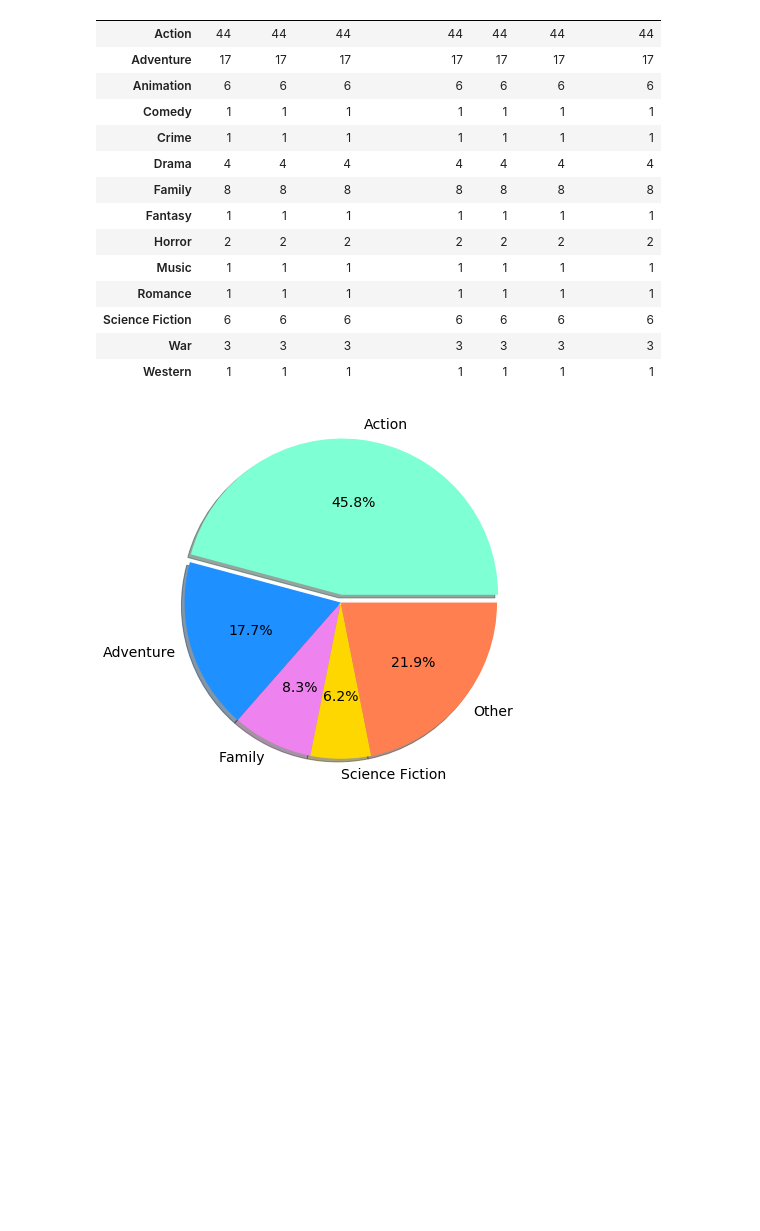
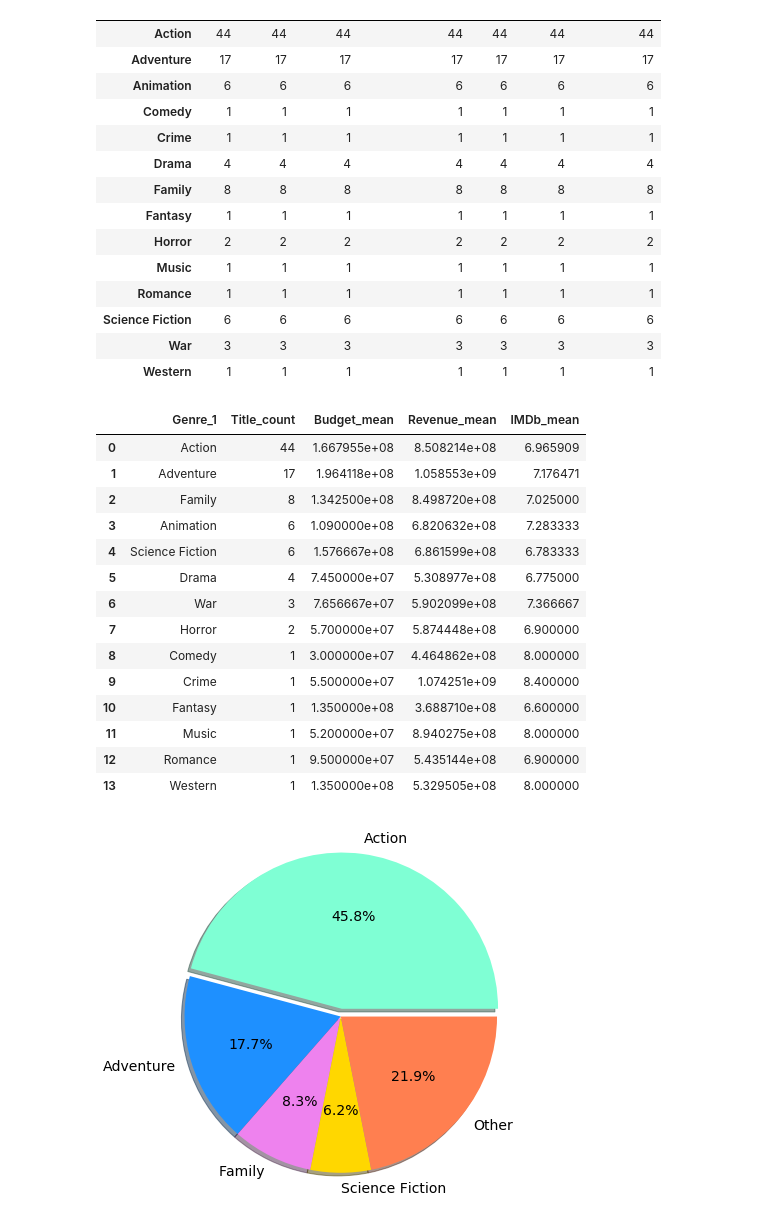
Before and after one commit to Danacw/Movie-Database-API, a Jupyter notebook: RevenueRatings_vs_Genre.ipynb, the cells around one changed output. Drawn from its saved outputs; the diff is of its cells as text; code cells hidden in the pictures; blank space fills up the shorter version.

```diff
--- a/RevenueRatings_vs_Genre.ipynb
+++ b/RevenueRatings_vs_Genre.ipynb
@@ -123,6 +128,30 @@ genre_df.head(30)
 | Science Fiction | 6 | 6 | 6 | 6 | 6 | 6 | 6 |
 | War | 3 | 3 | 3 | 3 | 3 | 3 | 3 |
 | Western | 1 | 1 | 1 | 1 | 1 | 1 | 1 |
+# %%
+genre_analysis=clean_df.groupby(["Genre_1"])\
+    .agg({"Title":"size", "Budget":"mean", "Revenue":"mean", "IMDb":"mean"})\
+    .rename(columns={"Title":"Title_count","Budget":"Budget_mean","Revenue":"Revenue_mean","IMDb":"IMDb_mean"})\
+    .sort_values(by="Title_count", ascending=False)\
+    .reset_index()
+
+genre_analysis.head(15)
+# %% [output]
+|  | Genre_1 | Title_count | Budget_mean | Revenue_mean | IMDb_mean |
+| 0 | Action | 44 | 1.667955e+08 | 8.508214e+08 | 6.965909 |
+| 1 | Adventure | 17 | 1.964118e+08 | 1.058553e+09 | 7.176471 |
+| 2 | Family | 8 | 1.342500e+08 | 8.498720e+08 | 7.025000 |
+| 3 | Animation | 6 | 1.090000e+08 | 6.820632e+08 | 7.283333 |
+| 4 | Science Fiction | 6 | 1.576667e+08 | 6.861599e+08 | 6.783333 |
+| 5 | Drama | 4 | 7.450000e+07 | 5.308977e+08 | 6.775000 |
+| 6 | War | 3 | 7.656667e+07 | 5.902099e+08 | 7.366667 |
+| 7 | Horror | 2 | 5.700000e+07 | 5.874448e+08 | 6.900000 |
+| 8 | Comedy | 1 | 3.000000e+07 | 4.464862e+08 | 8.000000 |
+| 9 | Crime | 1 | 5.500000e+07 | 1.074251e+09 | 8.400000 |
+| 10 | Fantasy | 1 | 1.350000e+08 | 3.688710e+08 | 6.600000 |
+| 11 | Music | 1 | 5.200000e+07 | 8.940275e+08 | 8.000000 |
+| 12 | Romance | 1 | 9.500000e+07 | 5.435144e+08 | 6.900000 |
+| 13 | Western | 1 | 1.350000e+08 | 5.329505e+08 | 8.000000 |
 # %%
 genre_pie = ["Action", "Adventure", "Family", "Science Fiction", "Other"]
 numbers = [44, 17, 8, 6, 21]
```
Also changed, not shown: parts of 5 cells of this notebook, 16 other files.
